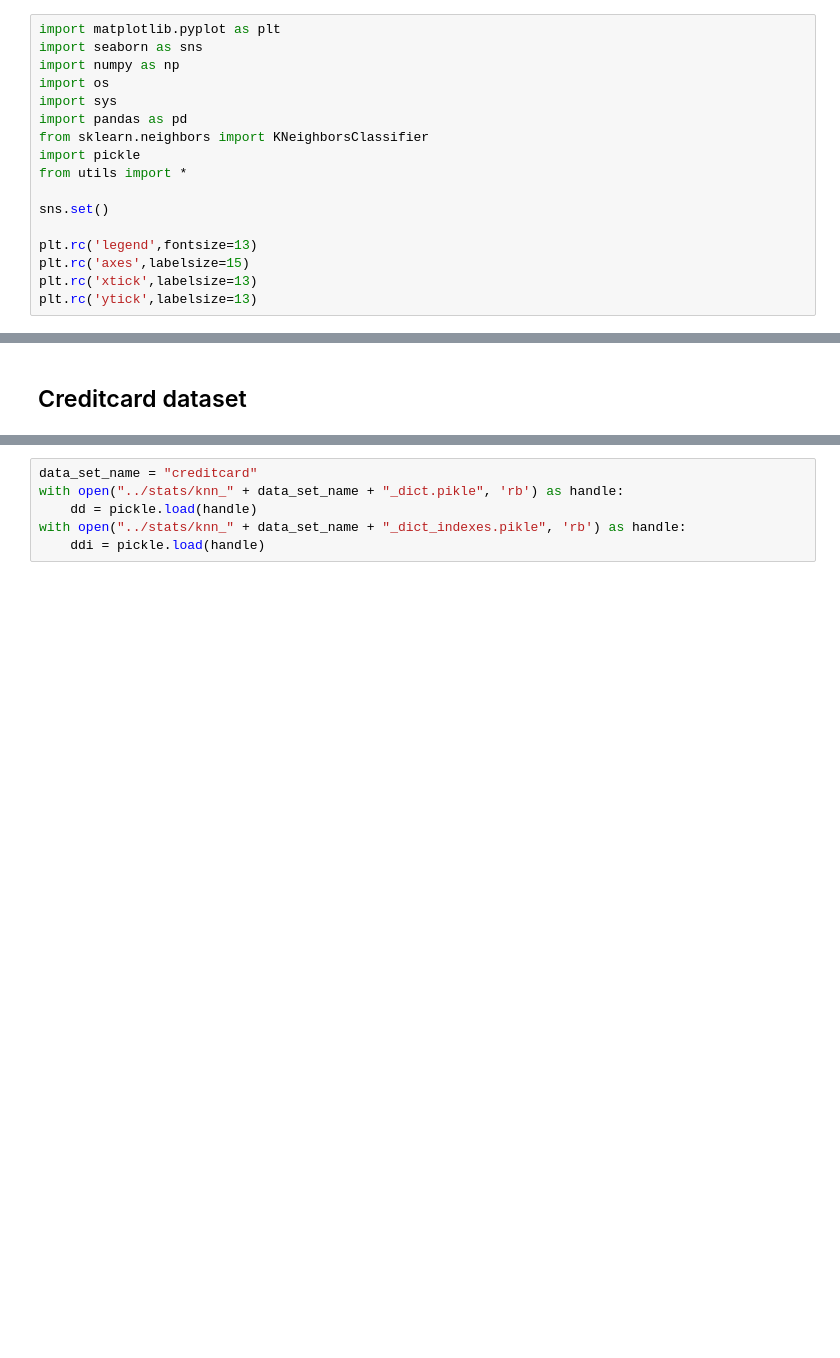
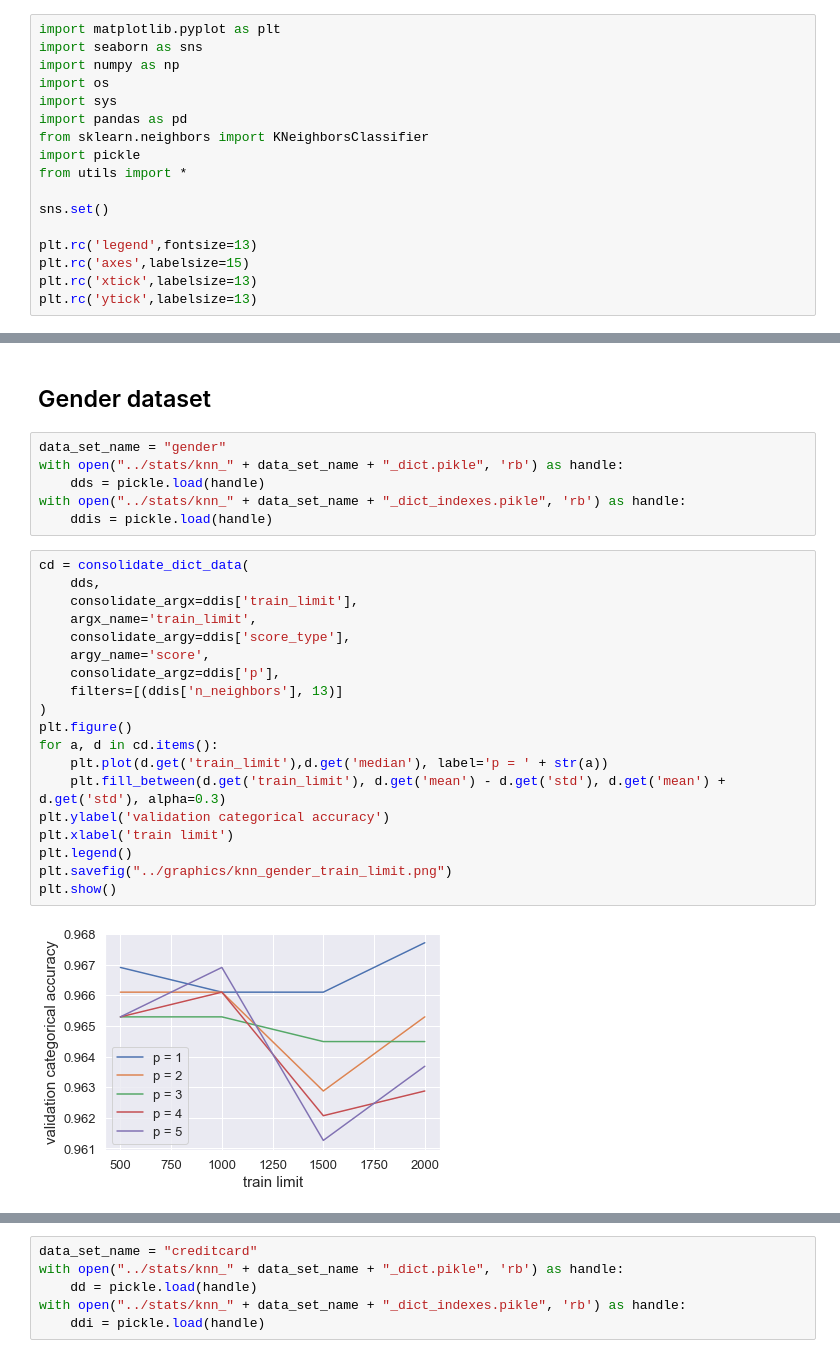
Before and after one commit to Sevla8/CS-7641_Machine-Learning, a Jupyter notebook: SL/scripts/knn.ipynb, the cells around one changed output, grey strips where cells are left out. Saved outputs shown, nothing was run; the diff lists cells and outputs as text; blank space fills up the shorter version.

```diff
--- a/SL/scripts/knn.ipynb
+++ b/SL/scripts/knn.ipynb
@@ -73,2 +81,29 @@ def run(data_set_name):
 # %% [markdown]
-## Creditcard dataset
+## Gender dataset
+# %%
+data_set_name = "gender"
+with open("../stats/knn_" + data_set_name + "_dict.pikle", 'rb') as handle:
+	dds = pickle.load(handle)
+with open("../stats/knn_" + data_set_name + "_dict_indexes.pikle", 'rb') as handle:
+	ddis = pickle.load(handle)
+# %%
+cd = consolidate_dict_data(
+	dds,
+	consolidate_argx=ddis['train_limit'],
+	argx_name='train_limit',
+	consolidate_argy=ddis['score_type'],
+	argy_name='score',
+	consolidate_argz=ddis['p'],
+	filters=[(ddis['n_neighbors'], 13)]
+)
+plt.figure()
+for a, d in cd.items():
+	plt.plot(d.get('train_limit'),d.get('median'), label='p = ' + str(a))
+	plt.fill_between(d.get('train_limit'), d.get('mean') - d.get('std'), d.get('mean') + d.get('std'), alpha=0.3)
+plt.ylabel('validation categorical accuracy')
+plt.xlabel('train limit')
+plt.legend()
+plt.savefig("../graphics/knn_gender_train_limit.png")
+plt.show()
+# %% [output]
+[figure, added]
```
Also changed, not shown: parts of 10 cells of this notebook, 34 other files.
